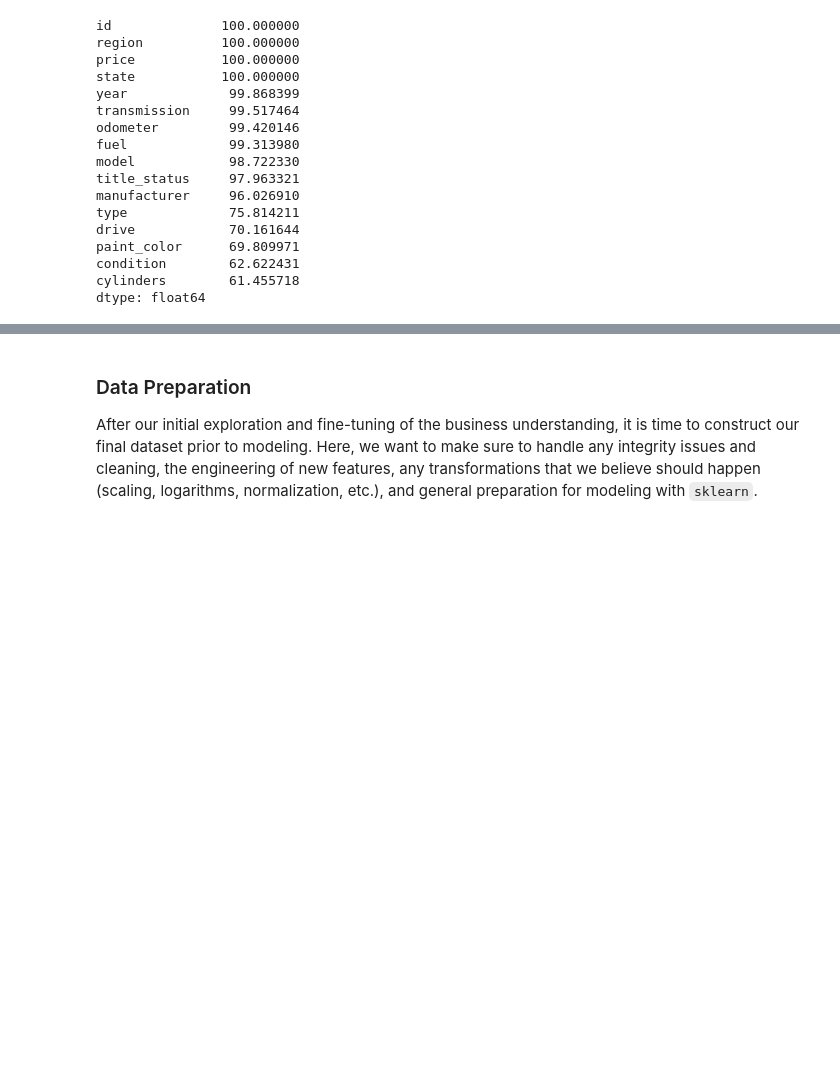
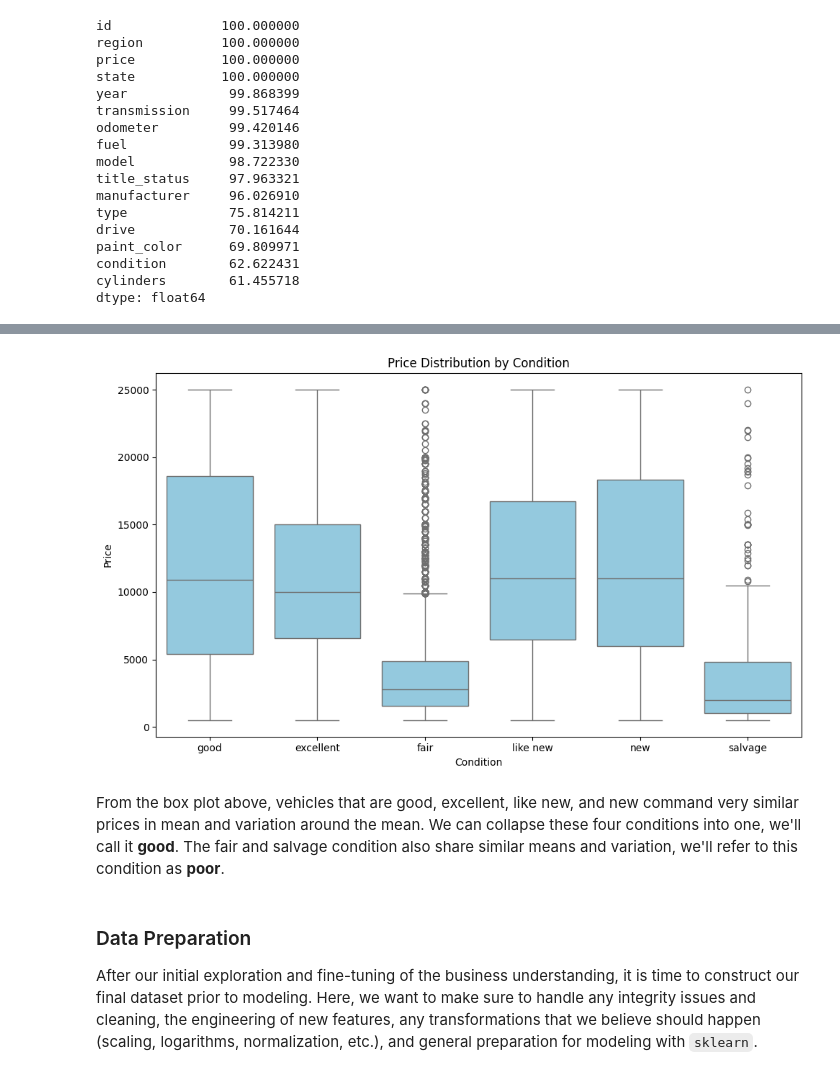
Before and after one commit to jeffreylgoode/what-drives-car-prices, a Jupyter notebook: notebooks/car_price_analysis.ipynb, the cells around one changed output, grey strips where cells are left out. Cells and saved outputs as stored; diff of their text form; code cells hidden in the pictures; blank space fills up the shorter version.

```diff
--- a/notebooks/car_price_analysis.ipynb
+++ b/notebooks/car_price_analysis.ipynb
@@ -297,0 +350,2 @@ Name: price, Length: 226, dtype: float64
+# %%
+df_clean = df_clean.drop(columns=["cylinders"])
@@ -297,0 +372,20 @@ Name: price, Length: 226, dtype: float64
+# %%
+plt.figure(figsize=(10, 6))
+
+sns.boxplot(
+    data=df_clean,
+    x="condition",
+    y="price",
+    color="skyblue"
+)
+
+plt.title("Price Distribution by Condition")
+plt.xlabel("Condition")
+plt.ylabel("Price")
+plt.tight_layout()
+plt.show()
+# %% [output]
+[figure, added]
+# %% [markdown]
+From the box plot above, vehicles that are good, excellent, like new, and new command very similar prices in mean and variation around the mean.   We can collapse these four conditions into one, we'll call it
+**good**.   The fair and salvage condition also share similar means and variation, we'll refer to this condition as **poor**.
```
Also changed, not shown: parts of 19 cells of this notebook.
